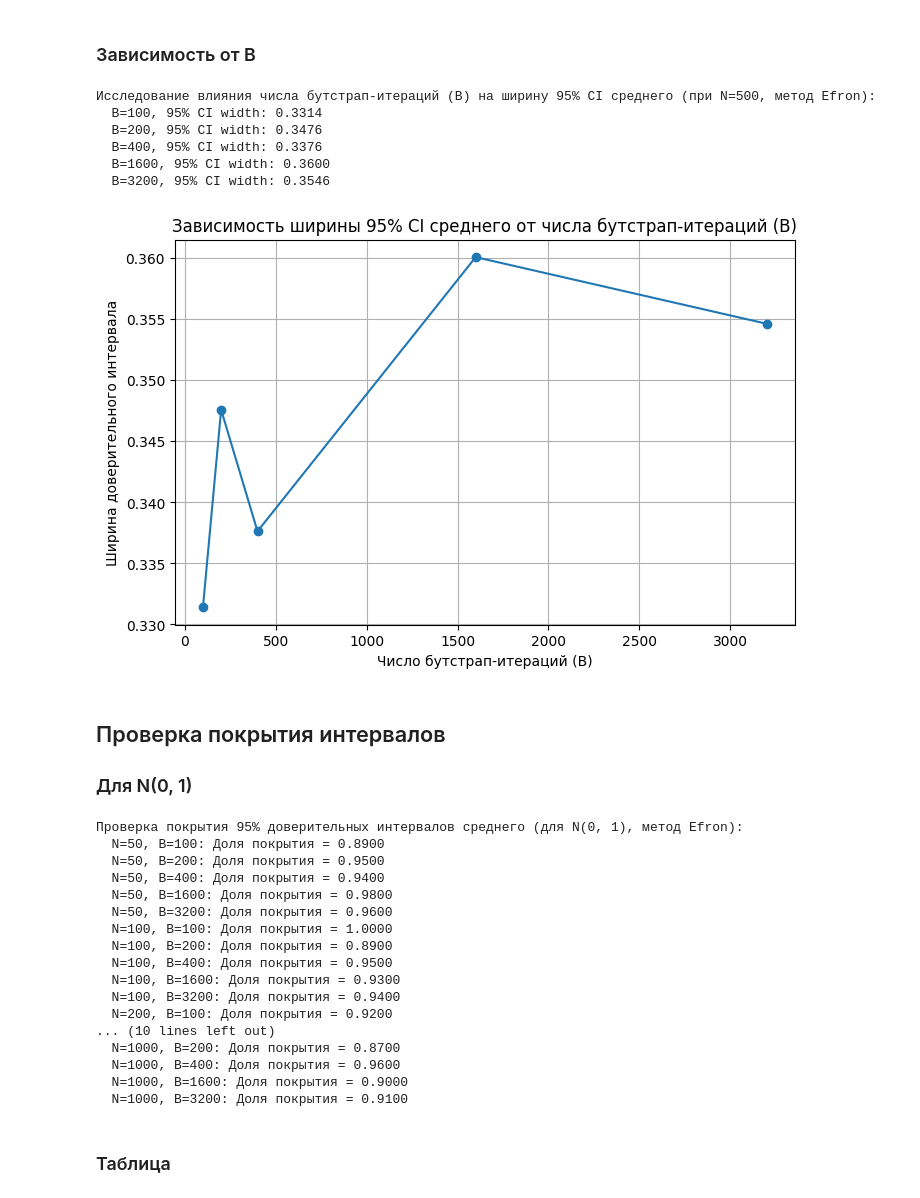
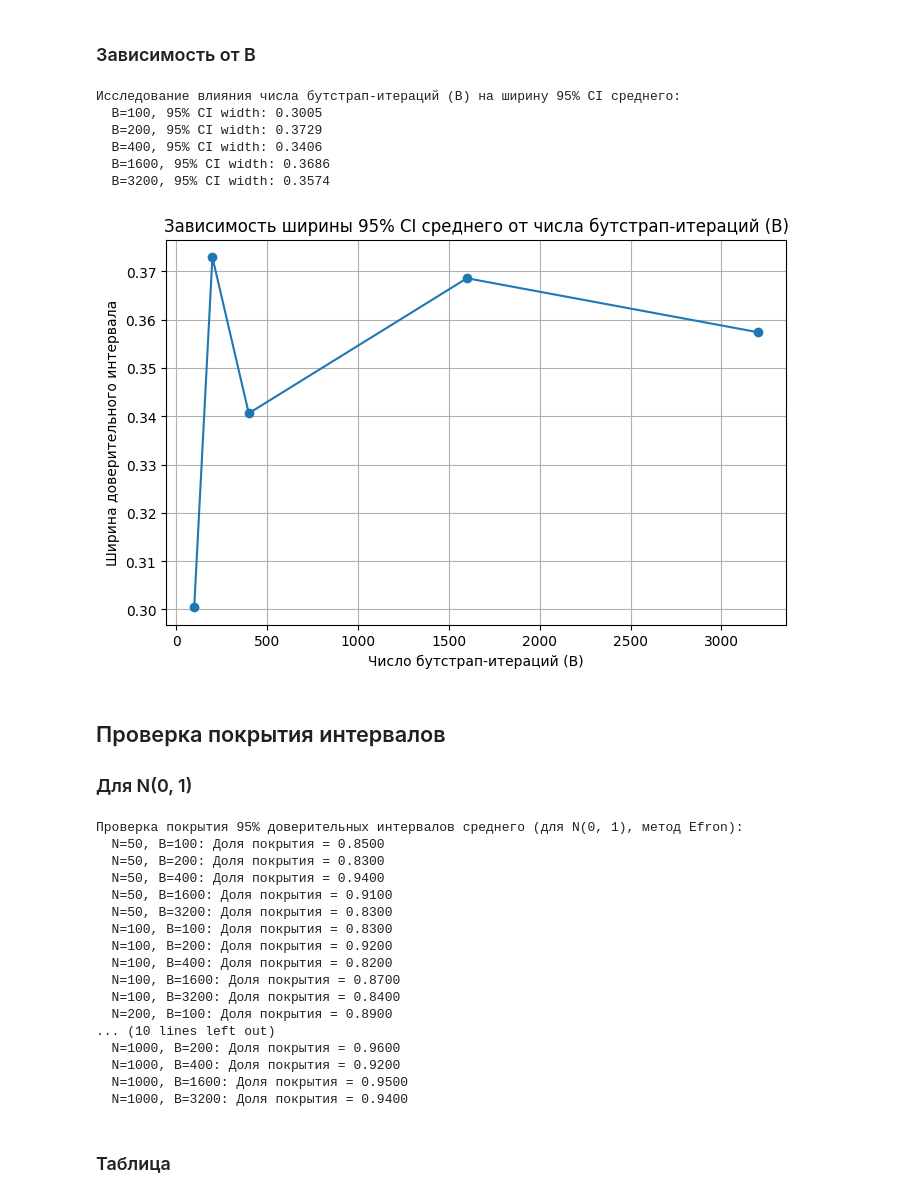
Before and after one commit to EZHOWWW/stat_lab_3, a Jupyter notebook: main.ipynb, the cells around one changed output. Cells and saved outputs as stored; diff of their text form; code cells hidden in the pictures.

```diff
--- a/main.ipynb
+++ b/main.ipynb
@@ -170,7 +170,7 @@ def get_bootstrap_ci(
     X: np.ndarray,
     func: Callable[[np.ndarray], float],
     N: int = 1000,
-    kind: Literal['Efron', 'Hall', 't-percentile'] = 'Efron',
+    kind: Literal['Efron', 'Hall', 't-percentile'] = 't-percentile',
     alpha: float = 0.05
 ) -> tuple[float, float]:
     """
@@ -291,23 +291,21 @@ plt.show()
 # %%
 confidence_levels = [0.90, 0.95, 0.99]
 
-print("\nПостроение доверительных интервалов (с использованием get_bootstrap_ci, метод Efron):")
+print("\nПостроение доверительных интервалов (с использованием get_bootstrap_ci):")
 
-# Calculate confidence intervals for Mean
 cis_mean = {}
 print("\nДоверительные интервалы для Среднего:")
 for level in confidence_levels:
     alpha = 1 - level
-    ci = get_bootstrap_ci(data, np.mean, N=B, kind='Efron', alpha=alpha)
+    ci = get_bootstrap_ci(data, np.mean, N=B,  alpha=alpha)
     cis_mean[level] = ci
     print(f"  {level*100:.0f}% CI: [{ci[0]:.4f}, {ci[1]:.4f}], размер: {ci[1] - ci[0]}")
 
-# Calculate confidence intervals for Median
 cis_median = {}
 print("\nДоверительные интервалы для Медианы:")
 for level in confidence_levels:
     alpha = 1 - level
-    ci = get_bootstrap_ci(data, np.median, N=B, kind='Efron', alpha=alpha)
+    ci = get_bootstrap_ci(data, np.median, N=B,  alpha=alpha)
     cis_median[level] = ci
     print(f"  {level*100:.0f}% CI: [{ci[0]:.4f}, {ci[1]:.4f}], размер: {ci[1] - ci[0]}")
 # %% [output]
@@ -339,7 +337,7 @@ N_values = [50, 100, 200, 500, 1000]
 B_fixed = 1000 # Fixed number of bootstrap iterations
 ci_widths_N = []
 
-print("\nИсследование влияния объема выборки (N) на ширину 95% CI среднего (метод Efron):")
+print("\nИсследование влияния объема выборки (N) на ширину 95% CI среднего (метод t-pracentile):")
 
 for current_N in N_values:
     # Generate data for current N from the true distribution
@@ -347,7 +345,7 @@ for current_N in N_values:
 
     # Calculate 95% CI for mean using get_bootstrap_ci (Efron method)
     alpha = 0.05
-    ci = get_bootstrap_ci(current_data, np.mean, N=B_fixed, kind='Efron', alpha=alpha)
+    ci = get_bootstrap_ci(current_data, np.mean, N=B_fixed,  alpha=alpha)
     ci_widths_N.append(ci[1] - ci[0])
     print(f"  N={current_N}, 95% CI width: {ci_widths_N[-1]:.4f}")
 
@@ -371,35 +369,33 @@ plt.show()
 # %%
 N_fixed_for_B = 500 # Fixed sample size
 B_values = [100, 200, 400, 1600, 3200]
 ci_widths_B = []
 
-print("\nИсследование влияния числа бутстрап-итераций (B) на ширину 95% CI среднего (при N=500, метод Efron):")
+print("\nИсследование влияния числа бутстрап-итераций (B) на ширину 95% CI среднего:")
 
-# Generate data for fixed N for this step
 fixed_data_for_B = np.random.normal(loc=mu_true, scale=sigma_true, size=N_fixed_for_B)
 
 for current_B in B_values:
-    # Calculate 95% CI for mean using get_bootstrap_ci (Efron method)
     alpha = 0.05
-    ci = get_bootstrap_ci(fixed_data_for_B, np.mean, N=current_B, kind='Efron', alpha=alpha)
+    ci = get_bootstrap_ci(fixed_data_for_B, np.mean, N=current_B,  alpha=alpha)
     ci_widths_B.append(ci[1] - ci[0])
     print(f"  B={current_B}, 95% CI width: {ci_widths_B[-1]:.4f}")
 
 plt.figure(figsize=(8, 5))
 plt.plot(B_values, ci_widths_B, marker='o')
 plt.title('Зависимость ширины 95% CI среднего от числа бутстрап-итераций (B)')
 plt.xlabel('Число бутстрап-итераций (B)')
 plt.ylabel('Ширина доверительного интервала')
 plt.grid(True)
 plt.show()
 # %% [output]
-Исследование влияния числа бутстрап-итераций (B) на ширину 95% CI среднего (при N=500, метод Efron):
-  B=100, 95% CI width: 0.3314
-  B=200, 95% CI width: 0.3476
-  B=400, 95% CI width: 0.3376
-  B=1600, 95% CI width: 0.3600
-  B=3200, 95% CI width: 0.3546
+Исследование влияния числа бутстрап-итераций (B) на ширину 95% CI среднего:
+  B=100, 95% CI width: 0.3005
+  B=200, 95% CI width: 0.3729
+  B=400, 95% CI width: 0.3406
+  B=1600, 95% CI width: 0.3686
+  B=3200, 95% CI width: 0.3574
-[figure, old version]
+[figure, new version]
 # %% [markdown]
 ## Проверка покрытия интервалов
 
@@ -407,7 +403,7 @@ plt.show()
 # %%
 N_values_coverage = [50, 100, 200, 500, 1000]
 B_values_coverage = [100, 200, 400, 1600, 3200]
-num_simulations = 100 # Number of samples to generate for each (N, B) pair
+num_simulations = 100
 true_mean_coverage = 0 # True mean for N(0, 1)
 confidence_level_coverage = 0.95 # 95% CI
 alpha_coverage = 1 - confidence_level_coverage
@@ -421,13 +417,11 @@ for current_N in N_values_coverage:
     for current_B in B_values_coverage:
         intervals_containing_true_mean = 0
 
-        # Run simulations for the current (N, B) pair
         for _ in range(num_simulations):
-            # Generate a new sample from N(0, 1)
             sample_coverage = np.random.normal(loc=0, scale=1, size=current_N)
 
-            # Calculate 95% CI for mean using get_bootstrap_ci (Efron method)
-            ci = get_bootstrap_ci(sample_coverage, np.mean, N=current_B, kind='Efron', alpha=alpha_coverage)
+            # Calculate 95% CI for mean using get_bootstrap_ci
+            ci = get_bootstrap_ci(sample_coverage, np.median, N=current_B,  alpha=alpha_coverage)
 
             # Check if the interval contains the true mean (0)
             if ci[0] <= true_mean_coverage <= ci[1]:
@@ -439,22 +433,22 @@ for current_N in N_values_coverage:
         print(f"  N={current_N}, B={current_B}: Доля покрытия = {coverage_proportion:.4f}")
 # %% [output]
 Проверка покрытия 95% доверительных интервалов среднего (для N(0, 1), метод Efron):
-  N=50, B=100: Доля покрытия = 0.8900
-  N=50, B=200: Доля покрытия = 0.9500
+  N=50, B=100: Доля покрытия = 0.8500
+  N=50, B=200: Доля покрытия = 0.8300
   N=50, B=400: Доля покрытия = 0.9400
-  N=50, B=1600: Доля покрытия = 0.9800
-  N=50, B=3200: Доля покрытия = 0.9600
-  N=100, B=100: Доля покрытия = 1.0000
-  N=100, B=200: Доля покрытия = 0.8900
-  N=100, B=400: Доля покрытия = 0.9500
-  N=100, B=1600: Доля покрытия = 0.9300
-  N=100, B=3200: Доля покрытия = 0.9400
-  N=200, B=100: Доля покрытия = 0.9200
+  N=50, B=1600: Доля покрытия = 0.9100
+  N=50, B=3200: Доля покрытия = 0.8300
+  N=100, B=100: Доля покрытия = 0.8300
+  N=100, B=200: Доля покрытия = 0.9200
+  N=100, B=400: Доля покрытия = 0.8200
+  N=100, B=1600: Доля покрытия = 0.8700
+  N=100, B=3200: Доля покрытия = 0.8400
+  N=200, B=100: Доля покрытия = 0.8900
 ... (10 lines left out)
-  N=1000, B=200: Доля покрытия = 0.8700
-  N=1000, B=400: Доля покрытия = 0.9600
-  N=1000, B=1600: Доля покрытия = 0.9000
-  N=1000, B=3200: Доля покрытия = 0.9100
+  N=1000, B=200: Доля покрытия = 0.9600
+  N=1000, B=400: Доля покрытия = 0.9200
+  N=1000, B=1600: Доля покрытия = 0.9500
+  N=1000, B=3200: Доля покрытия = 0.9400
 # %% [markdown]
 ### Таблица
 # %%
```
Also changed, not shown: parts of 8 cells of this notebook, 1 other file.
